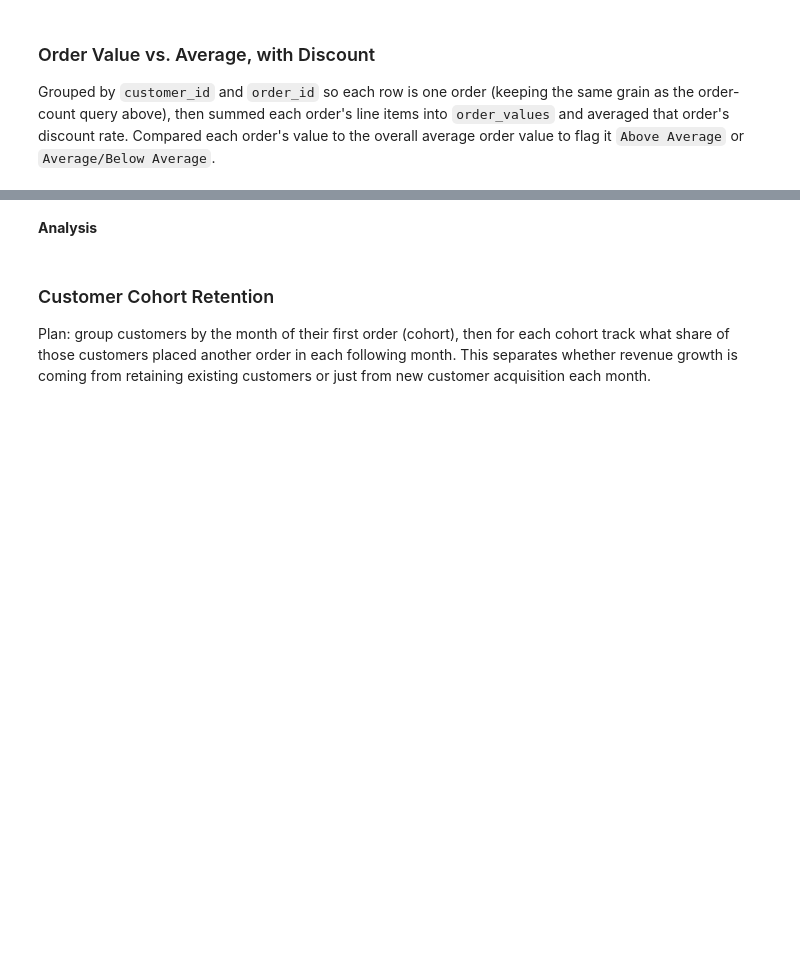
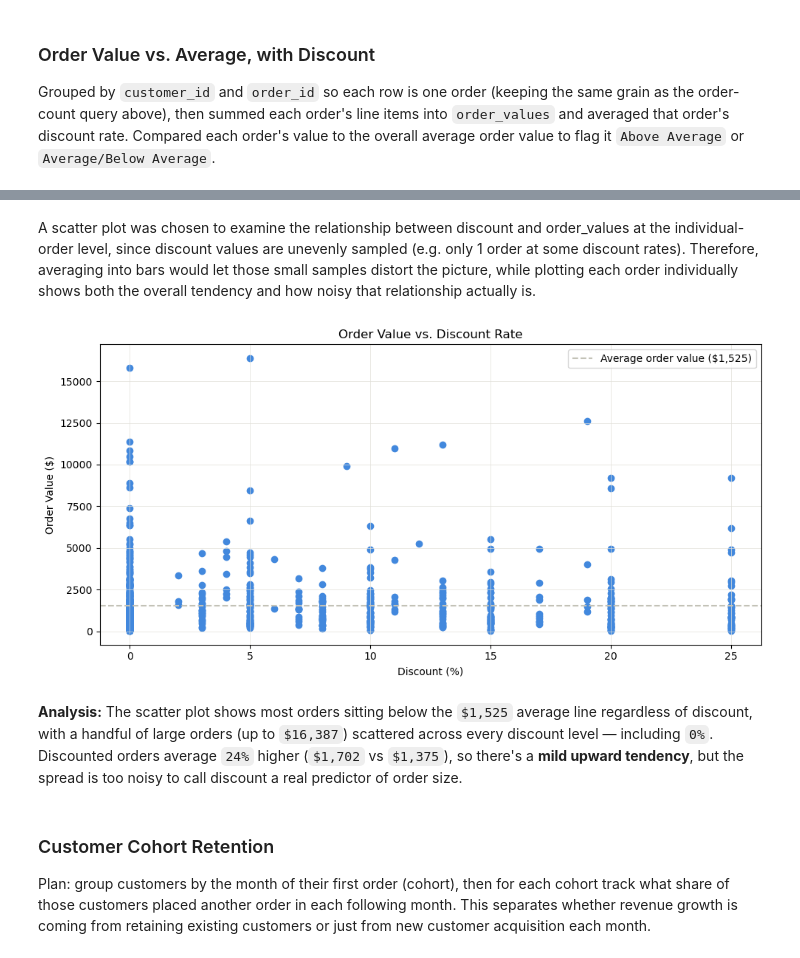
Before and after one commit to IsabelKwon/Northwind-Traders, a Jupyter notebook: northwind/northwind_query.ipynb, the cells around one changed output, grey strips where cells are left out. Saved outputs shown, nothing was run; the diff lists cells and outputs as text; code cells hidden in the pictures; blank space fills up the shorter version.

Commit message:
Add discount vs. order value scatter plot with analysis

```diff
--- a/northwind/northwind_query.ipynb
+++ b/northwind/northwind_query.ipynb
@@ -594,0 +586,3 @@ Truncated to displaylimit of 10.
+# %%
+df = discount_order_result.DataFrame()
+df['discount'].value_counts()
@@ -595,5 +610,26 @@ Truncated to displaylimit of 10.
+# %% [markdown]
+A scatter plot was chosen to examine the relationship between discount and order_values at the individual-order level, since discount values are unevenly sampled (e.g. only 1 order at some discount rates). Therefore, averaging into bars would let those small samples distort the picture, while plotting each order individually shows both the overall tendency and how noisy that relationship actually is.
+# %%
+import matplotlib.pyplot as plt
+
+fig, ax = plt.subplots(figsize=(10, 5))
+ax.scatter(df['discount'] * 100, df['order_values'], color="#4288dd")
+
+avg_value = df['order_values'].mean()
+ax.axhline(avg_value, color='#c3c2b7', linestyle='--', label=f'Average order value (${avg_value:,.0f})')
+
+ax.set_title('Order Value vs. Discount Rate')
+ax.set_xlabel('Discount (%)')
+ax.set_ylabel('Order Value ($)')
+ax.legend()
+ax.grid(True, color='#e1e0d9', linewidth=0.5)
+
+plt.tight_layout()
+plt.show()
+# %% [output]
+[figure, added]
 # %% [markdown]
-**Analysis**
+**Analysis:** The scatter plot shows most orders sitting below the `$1,525` average line regardless of discount, with a handful of large orders (up to `$16,387`) scattered across every discount level — including `0%`. Discounted orders average `24%` higher (`$1,702` vs `$1,375`), so there's a **mild upward tendency**, but the spread is too noisy to call discount a real predictor of order size.
 # %% [markdown]
 ### Customer Cohort Retention
 
```
Also changed, not shown: parts of 6 cells of this notebook.
